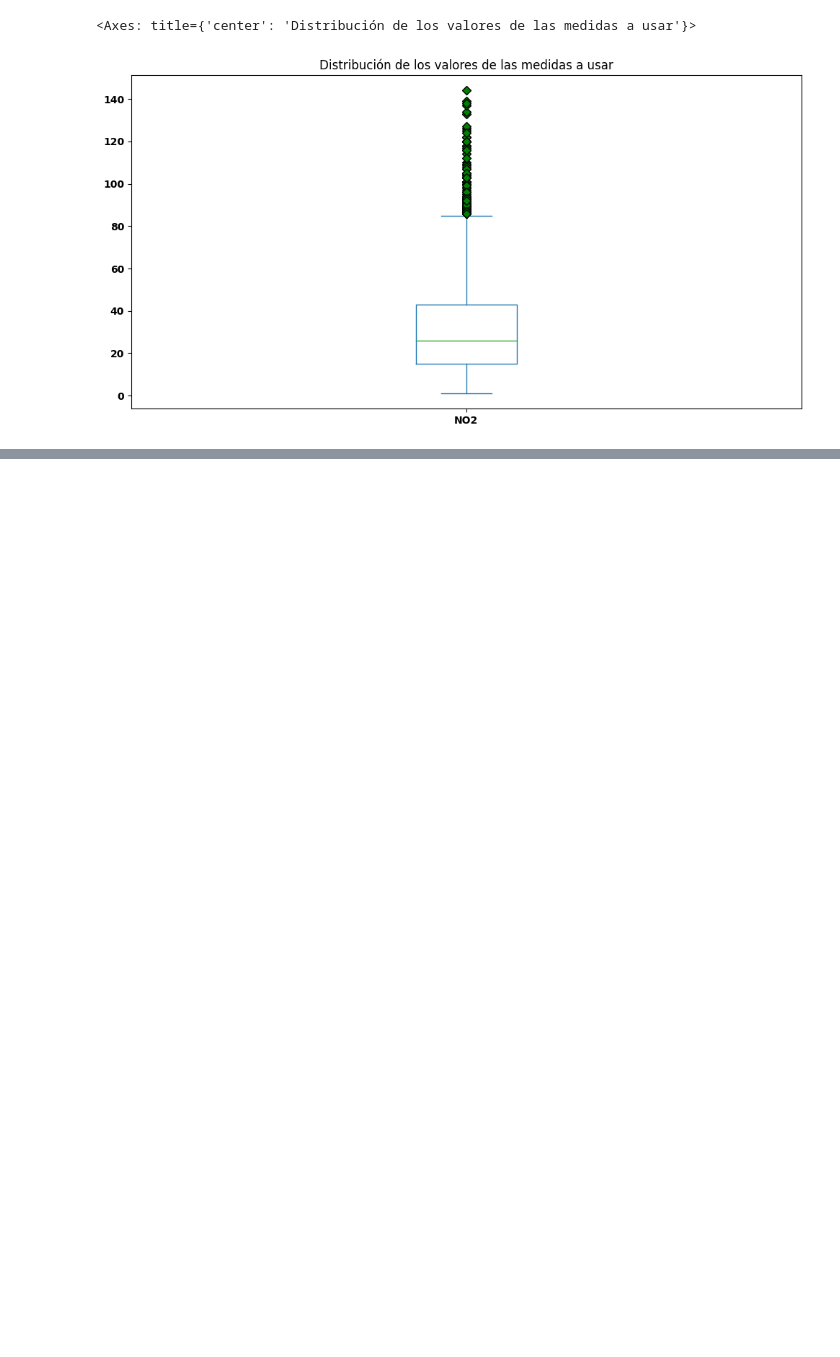
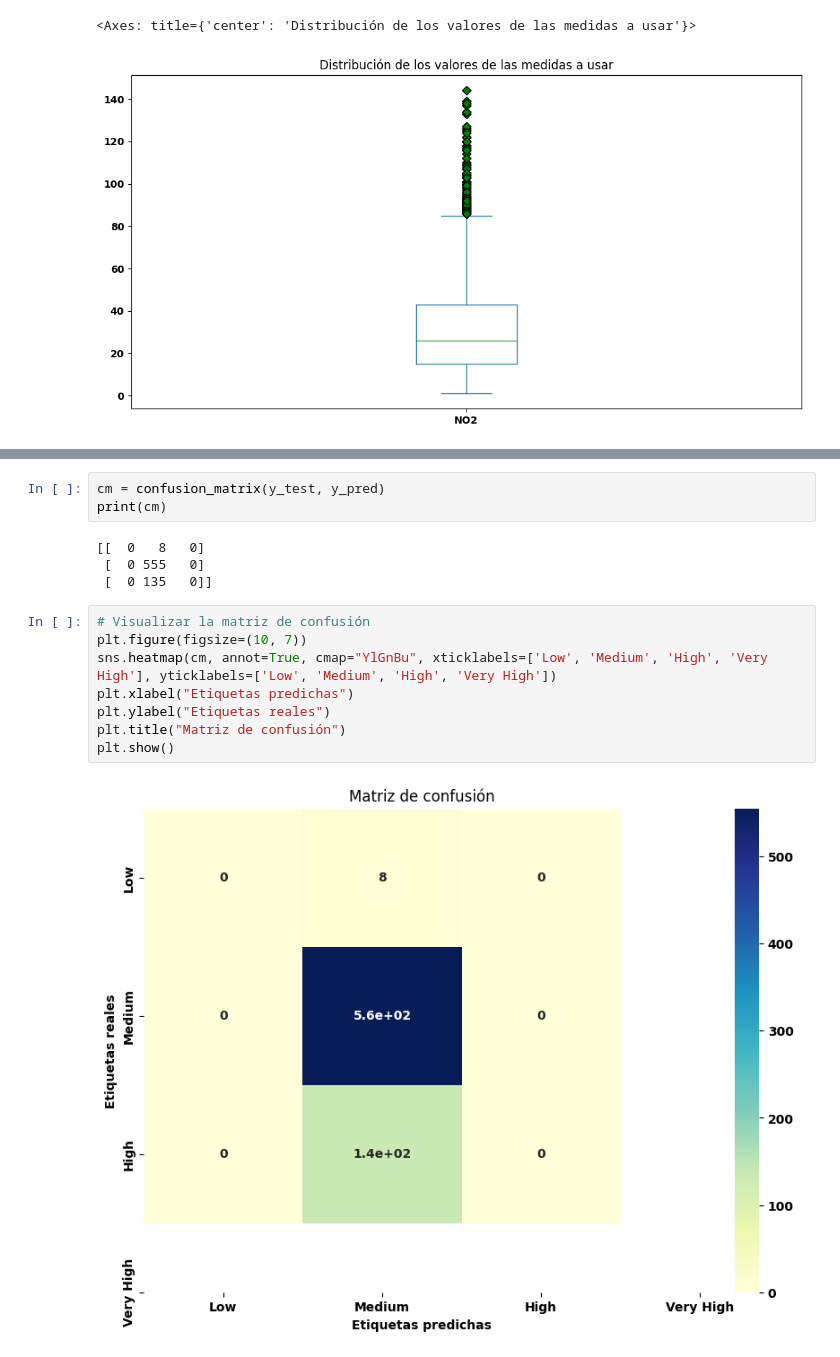
Before and after one commit to Enriquepardo/Fase-2, a Jupyter notebook: Fase_2(Q).ipynb, the cells around one changed output, grey strips where cells are left out. Drawn from its saved outputs; the diff is of its cells as text; blank space fills up the shorter version.

```diff
--- a/Fase_2(Q).ipynb
+++ b/Fase_2(Q).ipynb
@@ -378,0 +484,17 @@ datos.plot.box(title='Distribución de los valores de las medidas a usar', flier
+# %%
+cm = confusion_matrix(y_test, y_pred)
+print(cm)
+# %% [output]
+[[  0   8   0]
+ [  0 555   0]
+ [  0 135   0]]
+# %%
+# Visualizar la matriz de confusión
+plt.figure(figsize=(10, 7))
+sns.heatmap(cm, annot=True, cmap="YlGnBu", xticklabels=['Low', 'Medium', 'High', 'Very High'], yticklabels=['Low', 'Medium', 'High', 'Very High'])
+plt.xlabel("Etiquetas predichas")
+plt.ylabel("Etiquetas reales")
+plt.title("Matriz de confusión")
+plt.show()
+# %% [output]
+[figure, added]
```
Also changed, not shown: parts of 12 cells of this notebook.
